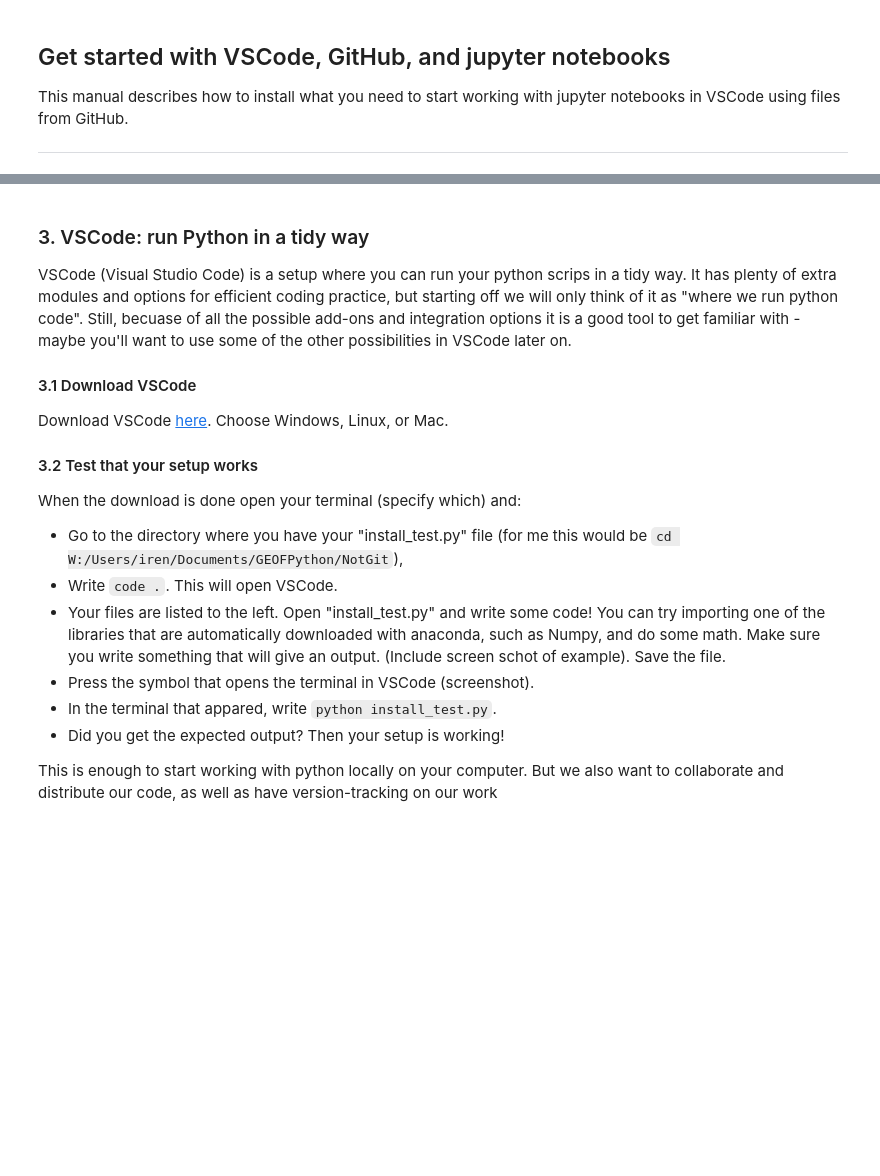
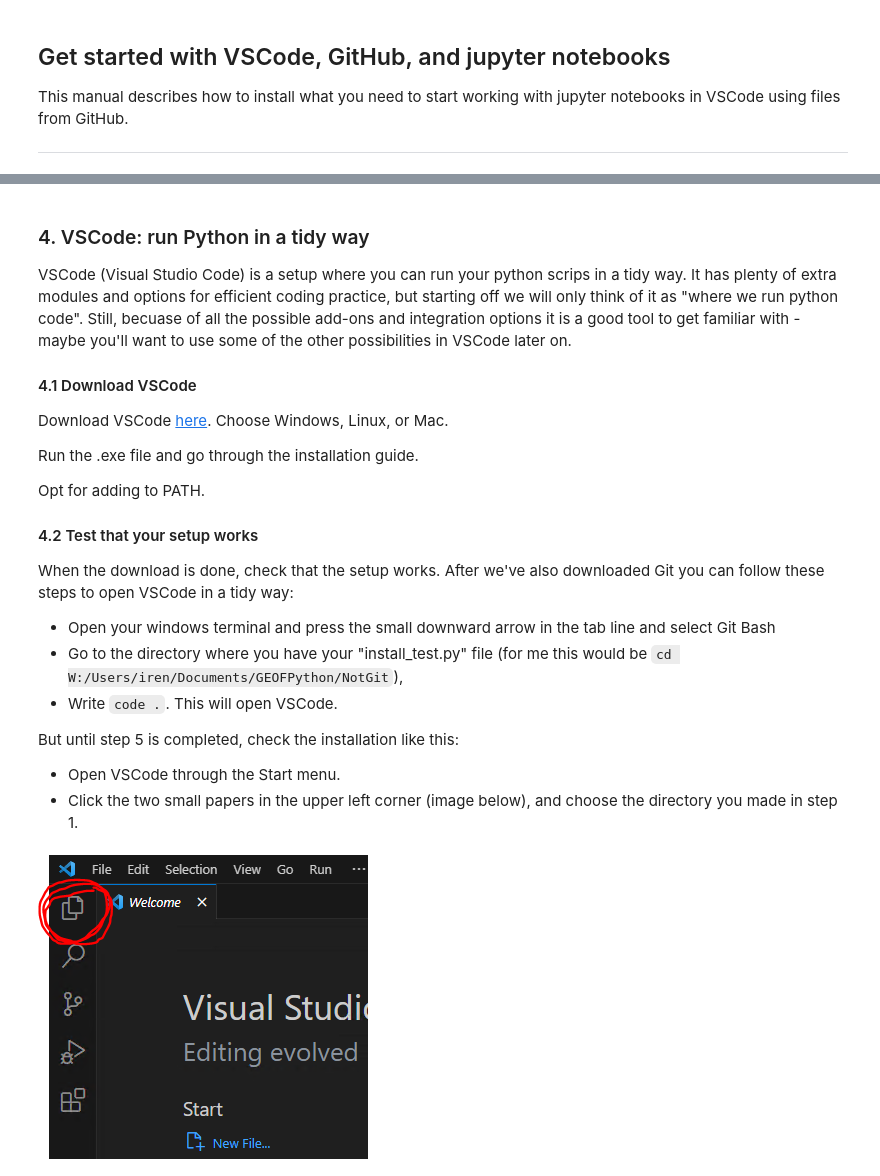
Before and after one commit to julienweihs/GEOF, a Jupyter notebook: Get_started/Installation_manual_Anaconda_VSCode_Git_GitHub.ipynb, the cells around one changed output, grey strips where cells are left out. Cells and saved outputs as stored; diff of their text form; code cells hidden in the pictures; blank space fills up the shorter version.

```diff
--- a/Get_started/Installation_manual_Anaconda_VSCode_Git_GitHub.ipynb
+++ b/Get_started/Installation_manual_Anaconda_VSCode_Git_GitHub.ipynb
@@ -20,17 +29,25 @@ Follow the guide to the end to check that your installation is working properly.
 # %% [markdown]
-### 3. VSCode: run Python in a tidy way
+### 4. VSCode: run Python in a tidy way
 VSCode (Visual Studio Code) is a setup where you can run your python scrips in a tidy way. It has plenty of extra modules and options for efficient coding practice, but starting off we will only think of it as "where we run python code". Still, becuase of all the possible add-ons and integration options it is a good tool to get familiar with - maybe you'll want to use some of the other possibilities in VSCode later on.
 
-#### 3.1 Download VSCode
+#### 4.1 Download VSCode
 Download VSCode [here](https://code.visualstudio.com/download). Choose Windows, Linux, or Mac.
 
-#### 3.2 Test that your setup works
-When the download is done open your terminal (specify which) and:
+Run the .exe file and go through the installation guide.
+
+Opt for adding to PATH.
+
+#### 4.2 Test that your setup works
+When the download is done, check that the setup works.
+After we've also downloaded Git you can follow these steps to open VSCode in a tidy way:
+- Open your windows terminal and press the small downward arrow in the tab line and select Git Bash
 - Go to the directory where you have your "install_test.py" file (for me this would be `cd W:/Users/iren/Documents/GEOFPython/NotGit`),
 - Write `code .`. This will open VSCode.
-- Your files are listed to the left. Open "install_test.py" and write some code! You can try importing one of the libraries that are automatically downloaded with anaconda, such as Numpy, and do some math. Make sure you write something that will give an output. (Include screen schot of example). Save the file.
-- Press the symbol that opens the terminal in VSCode (screenshot).
-- In the terminal that appared, write `python install_test.py`.
-- Did you get the expected output? Then your setup is working!
 
-This is enough to start working with python locally on your computer. But we also want to collaborate and distribute our code, as well as have version-tracking on our work
+But until step 5 is completed, check the installation like this:
+- Open VSCode through the Start menu.
+- Click the two small papers in the upper left corner (image below), and choose the directory you made in step 1.
+# %%
+Image(filename = 'C:/Users/iren_/OneDrive/Documents/Diverse/VSCode.png')
+# %% [output]
+[figure, added]
```
Also changed, not shown: parts of 15 cells of this notebook.
